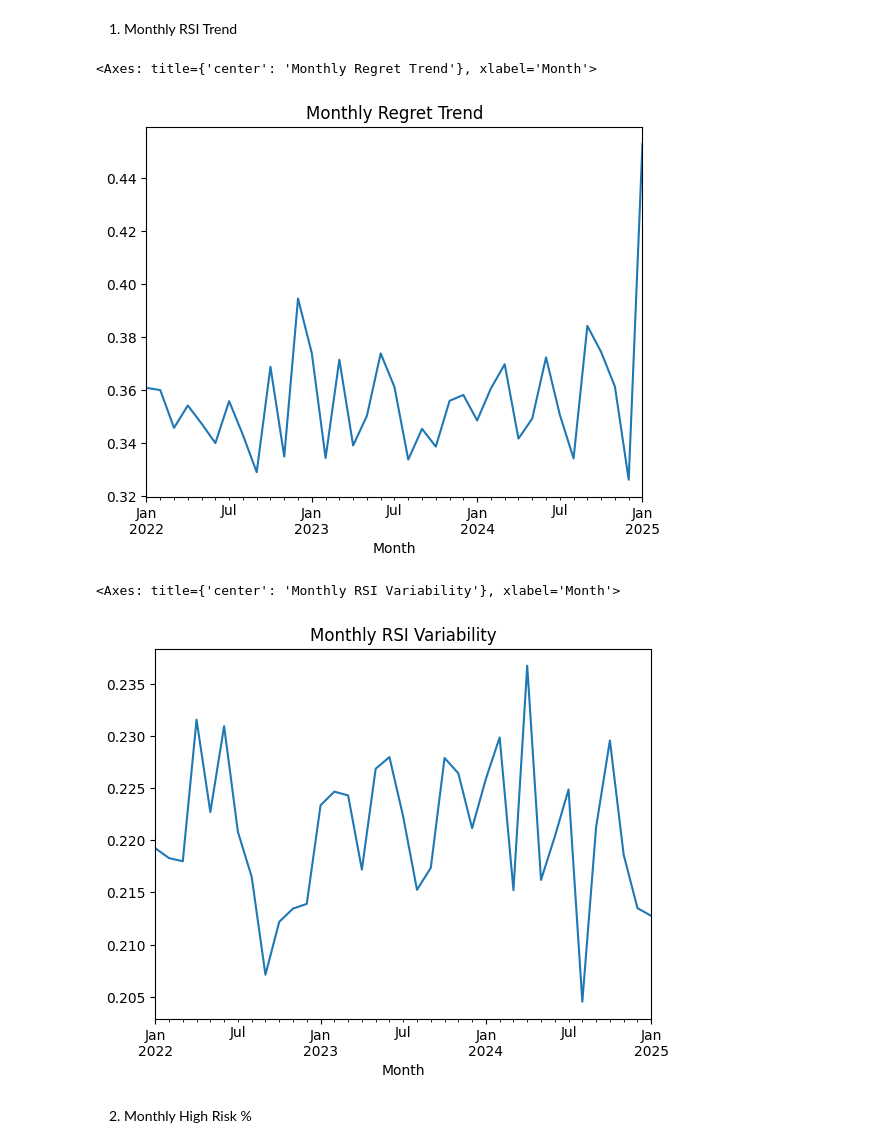
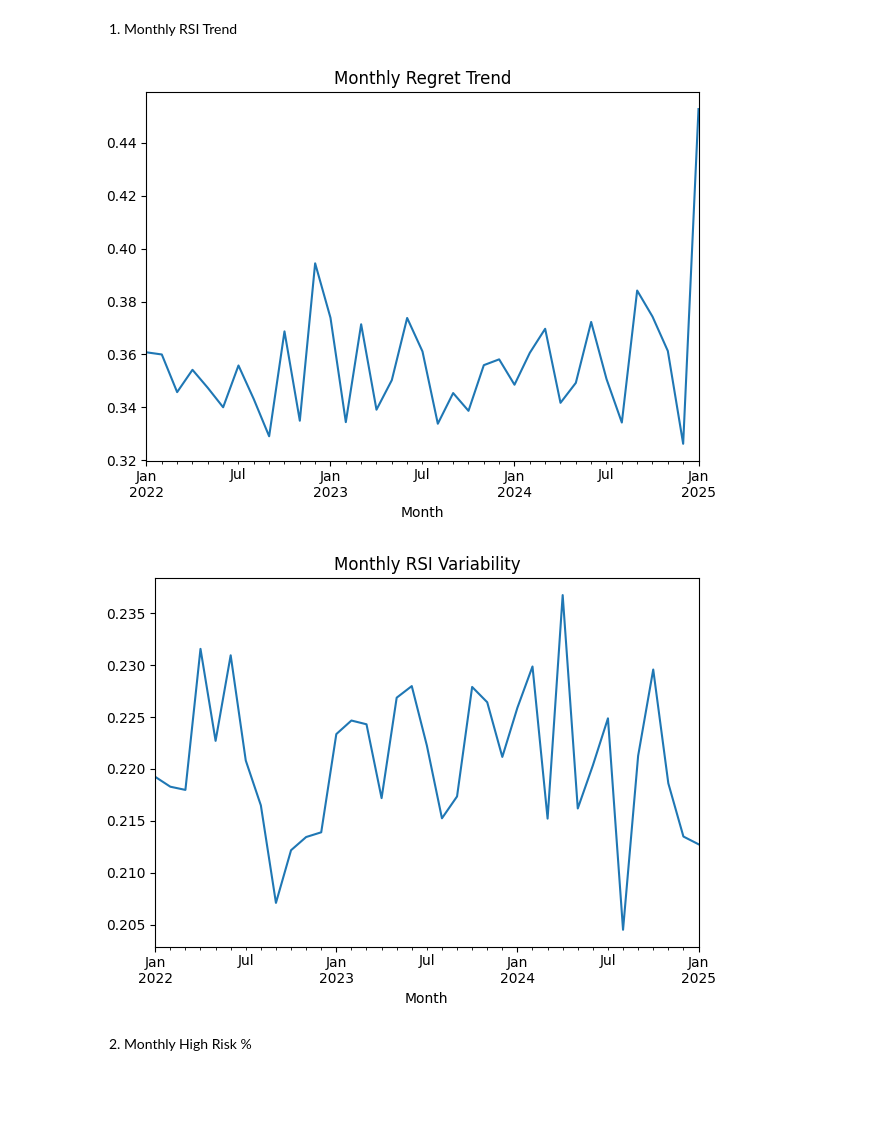
Before and after one commit to Nithin1138/Samsung-Regret-Intelligence-System, a Jupyter notebook: notebooks/05_analysis.ipynb, the cells around one changed output. Drawn from its saved outputs; the diff is of its cells as text; code cells hidden in the pictures; blank space fills up the shorter version.

```diff
--- a/notebooks/05_analysis.ipynb
+++ b/notebooks/05_analysis.ipynb
@@ -19,19 +19,23 @@ CORE ANALYSIS
 # %% [markdown]
 1. Monthly RSI Trend
 # %%
+import matplotlib.pyplot as plt
 monthly_trend = df.groupby("Month")["RSI"].mean()
-
 monthly_trend.plot(title="Monthly Regret Trend")
+plt.tight_layout()
+plt.savefig("/content/drive/MyDrive/DWDM_Project/outputs/plots/monthly_regret_trend_plot1.png")
+plt.show()
 # %% [output]
-<Axes: title={'center': 'Monthly Regret Trend'}, xlabel='Month'>
-[figure, old version]
+[figure, new version]
 # %%
+import matplotlib.pyplot as plt
 monthly_std = df.groupby("Month")["RSI"].std()
-
 monthly_std.plot(title="Monthly RSI Variability")
+plt.tight_layout()
+plt.savefig("/content/drive/MyDrive/DWDM_Project/outputs/plots/monthly_rsi_variability.png")
+plt.show()
 # %% [output]
-<Axes: title={'center': 'Monthly RSI Variability'}, xlabel='Month'>
-[figure, old version]
+[figure, new version]
 # %% [markdown]
 2. Monthly High Risk %
 # %%
```
Also changed, not shown: parts of 22 cells of this notebook, 25 other files.
